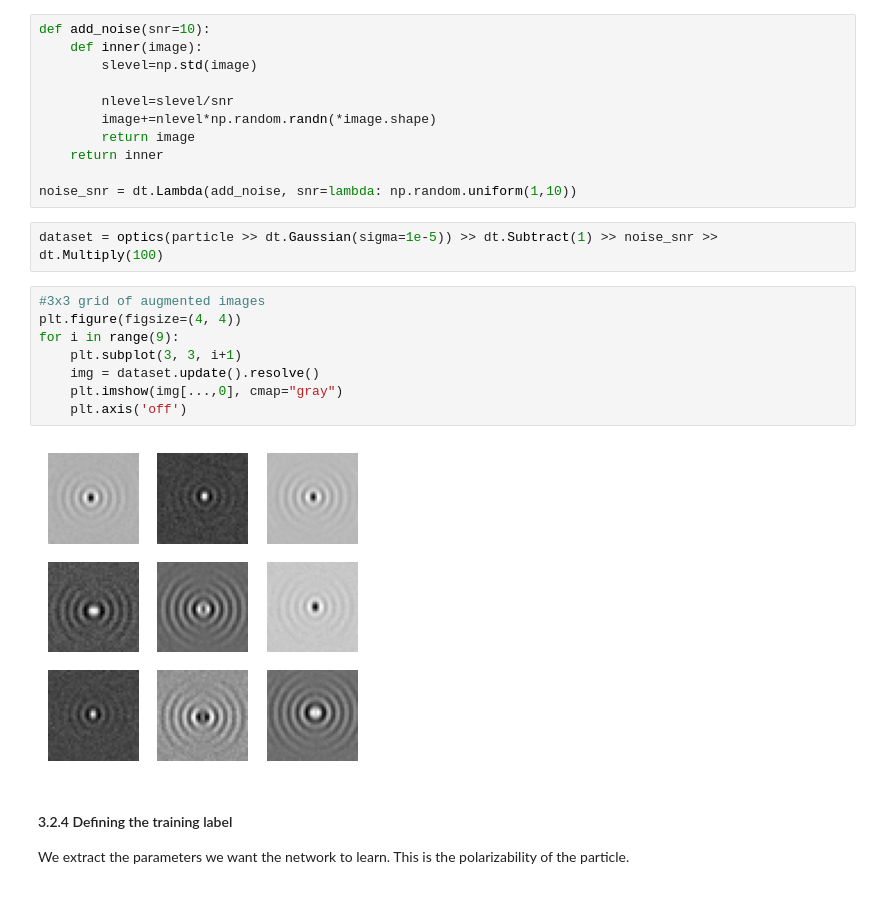
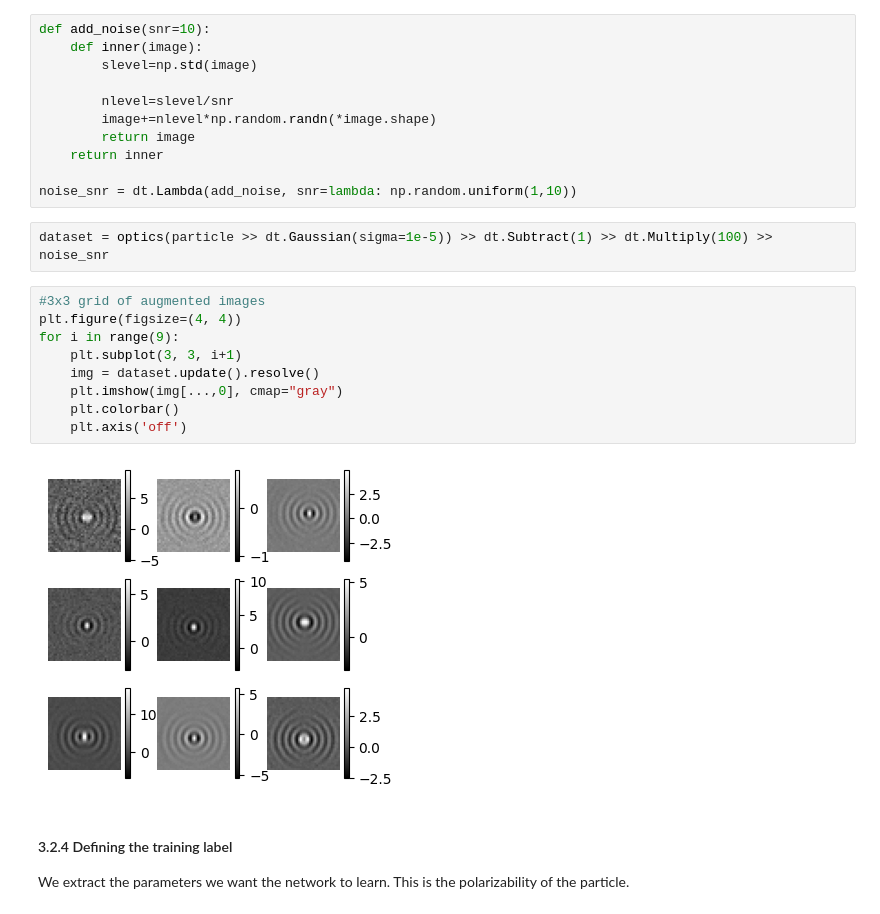
Before and after one commit to softmatterlab/OpticalCharacterizationNanoparticles, a Jupyter notebook: example_analysis/ISCAT_analysis.ipynb, the cells around one changed output. Cells and saved outputs as stored; diff of their text form.

```diff
--- a/example_analysis/ISCAT_analysis.ipynb
+++ b/example_analysis/ISCAT_analysis.ipynb
@@ -356,17 +356,18 @@ def add_noise(snr=10):
 
 noise_snr = dt.Lambda(add_noise, snr=lambda: np.random.uniform(1,10))
 # %%
-dataset = optics(particle >> dt.Gaussian(sigma=1e-5)) >> dt.Subtract(1) >> noise_snr >> dt.Multiply(100)
+dataset = optics(particle >> dt.Gaussian(sigma=1e-5)) >> dt.Subtract(1) >> dt.Multiply(100) >> noise_snr
 # %%
 #3x3 grid of augmented images
 plt.figure(figsize=(4, 4))
 for i in range(9):
     plt.subplot(3, 3, i+1)
     img = dataset.update().resolve()
     plt.imshow(img[...,0], cmap="gray")
+    plt.colorbar()
     plt.axis('off')
 # %% [output]
-[figure, old version]
+[figure, new version]
 # %% [markdown]
 #### 3.2.4 Defining the training label
 
```
Also changed, not shown: parts of 20 cells of this notebook, 1 other file.
